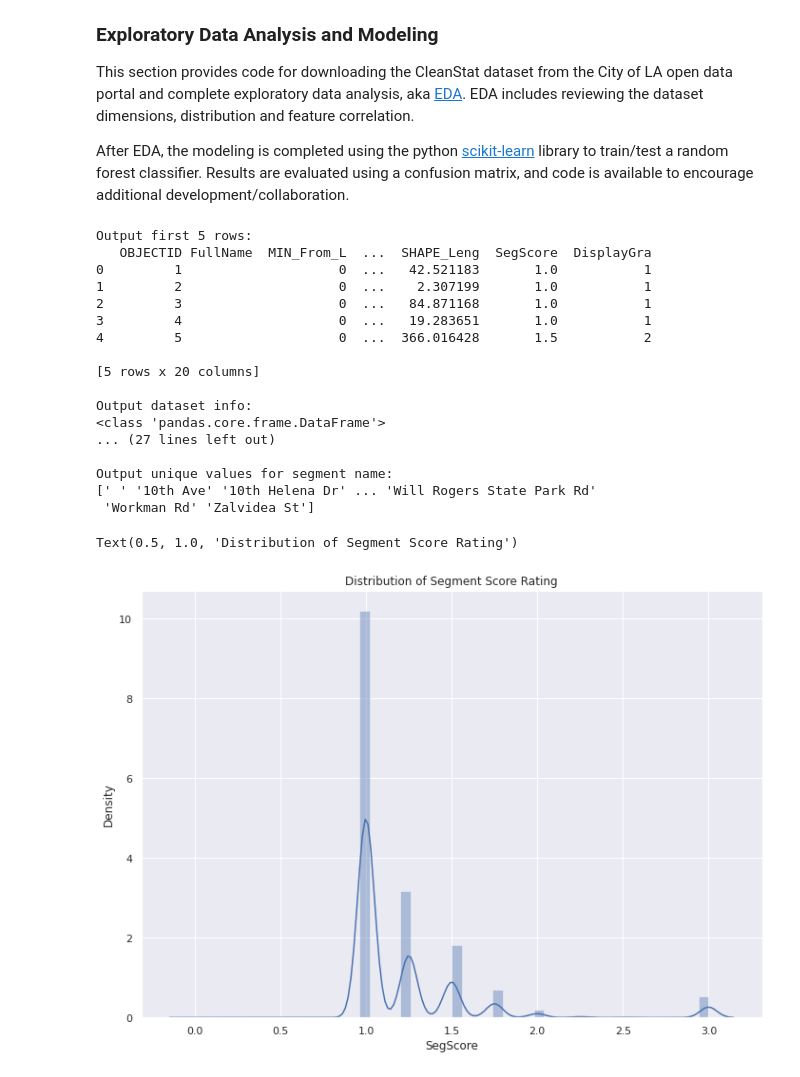
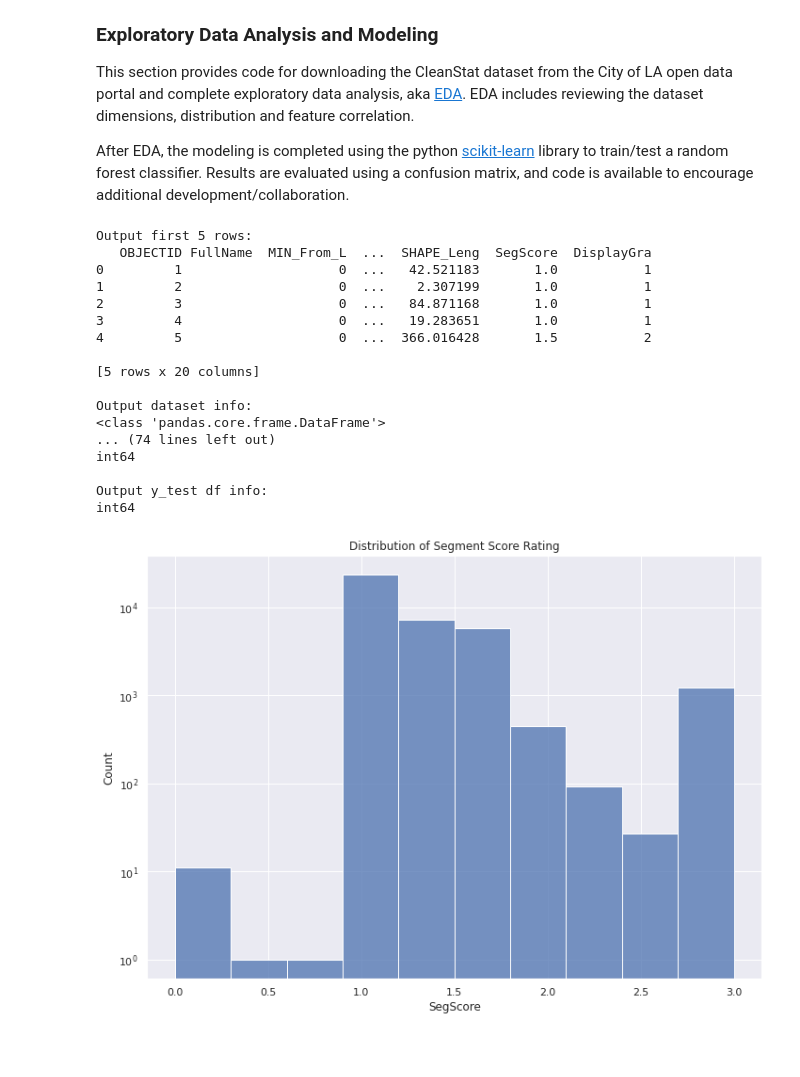
Before and after one commit to walteryu/trashdatathon2021, a Jupyter notebook: trash_datathon_2021.ipynb, the cells around one changed output. Saved outputs shown, nothing was run; the diff lists cells and outputs as text; code cells hidden in the pictures; blank space fills up the shorter version.

```diff
--- a/trash_datathon_2021.ipynb
+++ b/trash_datathon_2021.ipynb
@@ -159,6 +150,7 @@ import sklearn as sk
 from sklearn.ensemble import RandomForestClassifier
 from sklearn.neural_network import MLPClassifier
 from sklearn.model_selection import train_test_split
+from sklearn.model_selection import GridSearchCV
 from sklearn.metrics import accuracy_score
 from sklearn.metrics import confusion_matrix
 from sklearn import preprocessing
@@ -172,6 +164,51 @@ print('Output dataset info:')
 print(df.info(), '\n')
 print('Output unique values for segment name:')
 print(df['FullName'].unique(), '\n')
+
+# filter data for model train/predict
+# https://pandas.pydata.org/docs/getting_started/intro_tutorials/03_subset_data.html
+df_subset = df[[
+    'OBJECTID',
+    'SegmentID',
+    'Seg_ID_Sco',
+    'Seg_Bk_Sco',
+    'Seg_LL_Sco',
+    'Seg_Wd_Sco',
+    'SegScore'
+]]
+
+# split train and test data
+# https://stackoverflow.com/questions/24147278/how-do-i-create-test-and-train-samples-from-one-dataframe-with-pandas
+print('Output df shape:')
+print(df.shape, '\n')
+train, test = train_test_split(df_subset, test_size=0.2)
+print('Output train df shape:')
+print(train.shape, '\n')
+print('Output test df shape:')
+print(test.shape, '\n')
+
+# train rf classifier
+# https://stackabuse.com/classification-in-python-with-scikit-learn-and-pandas/
+y_train = train.iloc[:,6]
+X_train = train.iloc[:,:6]
+y_test = test.iloc[:,6]
+X_test = test.iloc[:,:6]
+
+# encode labels as continuous
+# https://stackoverflow.com/questions/41925157/logisticregression-unknown-label-type-continuous-using-sklearn-in-python
+# lab_enc = preprocessing.LabelEncoder()
+# y_train = lab_enc.fit_transform(y_train)
+# y_test = lab_enc.fit_transform(y_test)
+y_train = y_train.astype('int64')
+y_test = y_test.astype('int64')
+print('Output X_train df info:')
+print(X_train.info(), '\n')
+print('Output X_test df info:')
+print(X_test.info(), '\n')
+print('Output y_train df info:')
+print(y_train.dtype, '\n')
+print('Output y_test df info:')
+print(y_test.dtype, '\n')
 # %% [output]
 Output first 5 rows:
    OBJECTID FullName  MIN_From_L  ...  SHAPE_Leng  SegScore  DisplayGra
@@ -185,22 +222,25 @@ Output first 5 rows:
 
 Output dataset info:
 <class 'pandas.core.frame.DataFrame'>
-... (27 lines left out)
+... (74 lines left out)
+int64
 
-Output unique values for segment name:
-[' ' '10th Ave' '10th Helena Dr' ... 'Will Rogers State Park Rd'
- 'Workman Rd' 'Zalvidea St']
+Output y_test df info:
+int64
 # %%
 # 01.01 distribution plot
 
 # plot distribution
 # https://www.datacamp.com/community/tutorials/python-data-profiling
-sns.distplot(
-    df["SegScore"].dropna()
+sns.histplot(
+    df["SegScore"].dropna(),
+    bins=10
 ).set_title('Distribution of Segment Score Rating')
+# visualize histogram with log scale
+# https://stackoverflow.com/questions/23913151/log-log-lmplot-with-seaborn
+plt.yscale('log')
 # %% [output]
-Text(0.5, 1.0, 'Distribution of Segment Score Rating')
-[figure, old version]
+[figure, new version]
 # %%
 # 01.02 correlation heatmap plot
 
```
Also changed, not shown: parts of 7 cells of this notebook.
